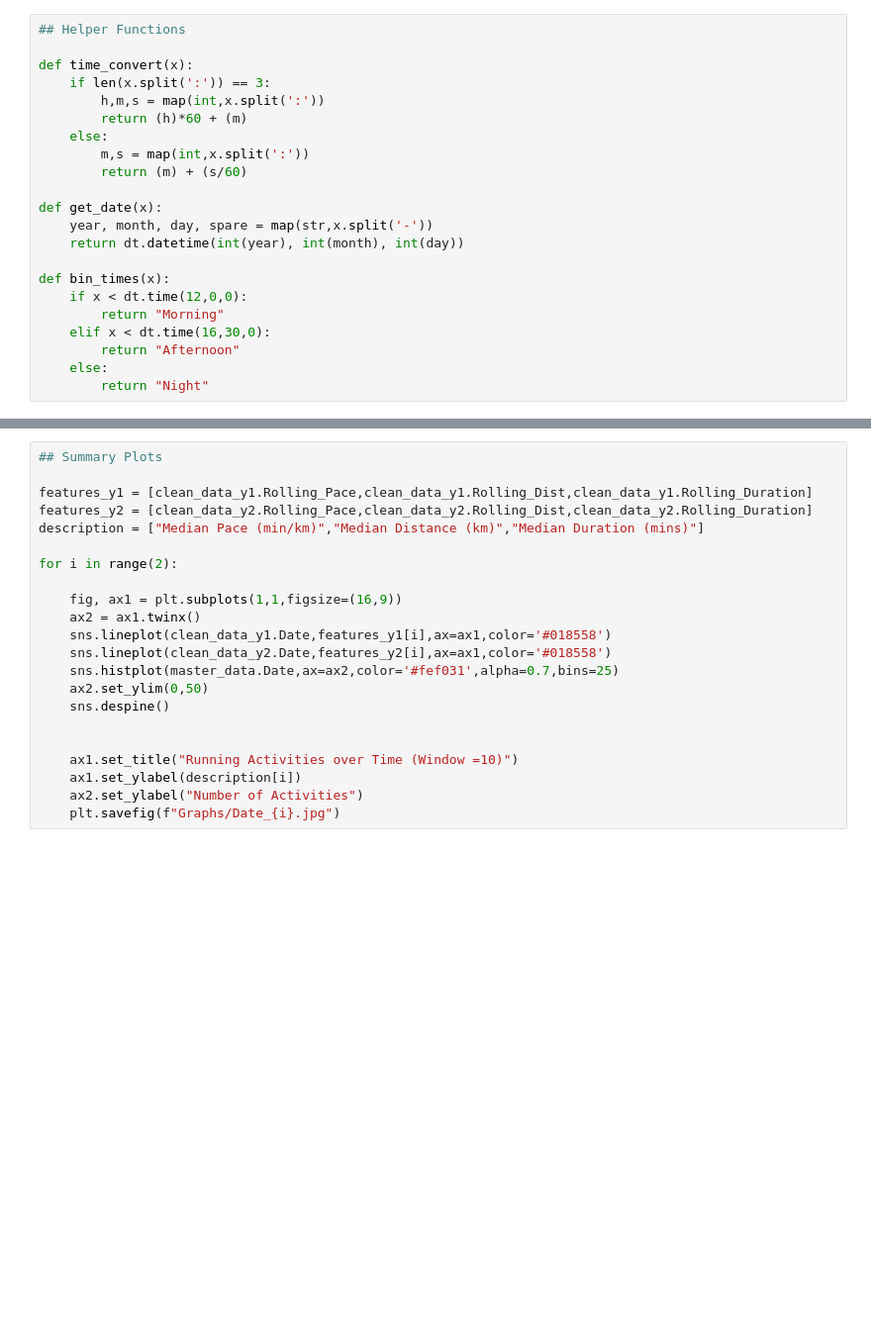
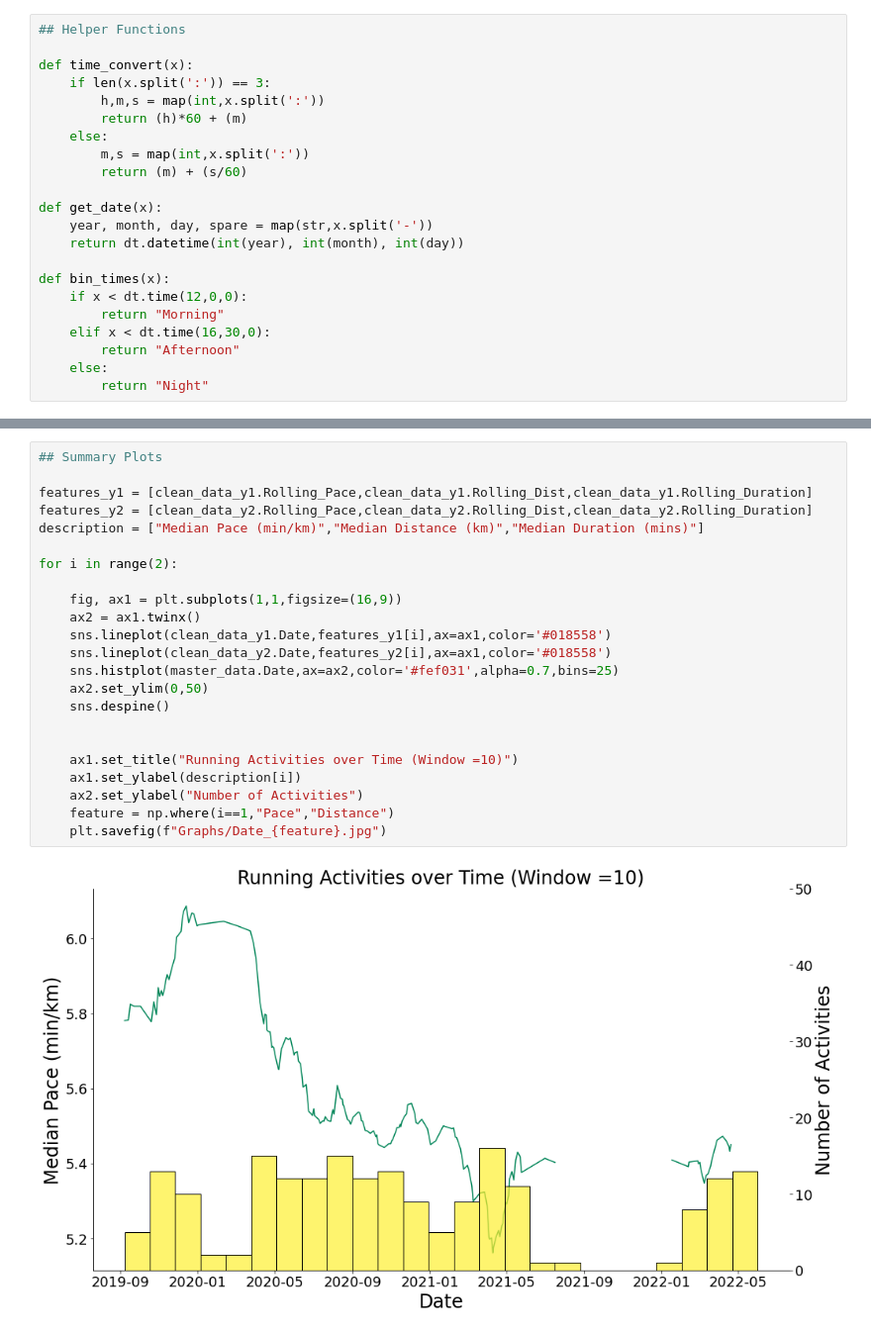
Before and after one commit to juldit/Runkeeper-Data-Analysis, a Jupyter notebook: running.ipynb, the cells around one changed output, grey strips where cells are left out. Shown: that part at 99% size. Saved outputs shown, nothing was run; the diff lists cells and outputs as text; blank space fills up the shorter version.

```diff
--- a/running.ipynb
+++ b/running.ipynb
@@ -105,22 +112,25 @@ plt.savefig("Graphs/Time_Distance.jpg")
 # %%
 ## Summary Plots
 
 features_y1 = [clean_data_y1.Rolling_Pace,clean_data_y1.Rolling_Dist,clean_data_y1.Rolling_Duration]
 features_y2 = [clean_data_y2.Rolling_Pace,clean_data_y2.Rolling_Dist,clean_data_y2.Rolling_Duration]
 description = ["Median Pace (min/km)","Median Distance (km)","Median Duration (mins)"]
 
 for i in range(2):
 
     fig, ax1 = plt.subplots(1,1,figsize=(16,9))
     ax2 = ax1.twinx()
     sns.lineplot(clean_data_y1.Date,features_y1[i],ax=ax1,color='#018558')
     sns.lineplot(clean_data_y2.Date,features_y2[i],ax=ax1,color='#018558')
     sns.histplot(master_data.Date,ax=ax2,color='#fef031',alpha=0.7,bins=25)
     ax2.set_ylim(0,50)
     sns.despine()
 
 
     ax1.set_title("Running Activities over Time (Window =10)")
     ax1.set_ylabel(description[i])
     ax2.set_ylabel("Number of Activities")
-    plt.savefig(f"Graphs/Date_{i}.jpg")
+    feature = np.where(i==1,"Pace","Distance")
+    plt.savefig(f"Graphs/Date_{feature}.jpg")
+# %% [output]
+[figure, added]
```
Also changed, not shown: parts of 5 cells of this notebook, 5 other files.
